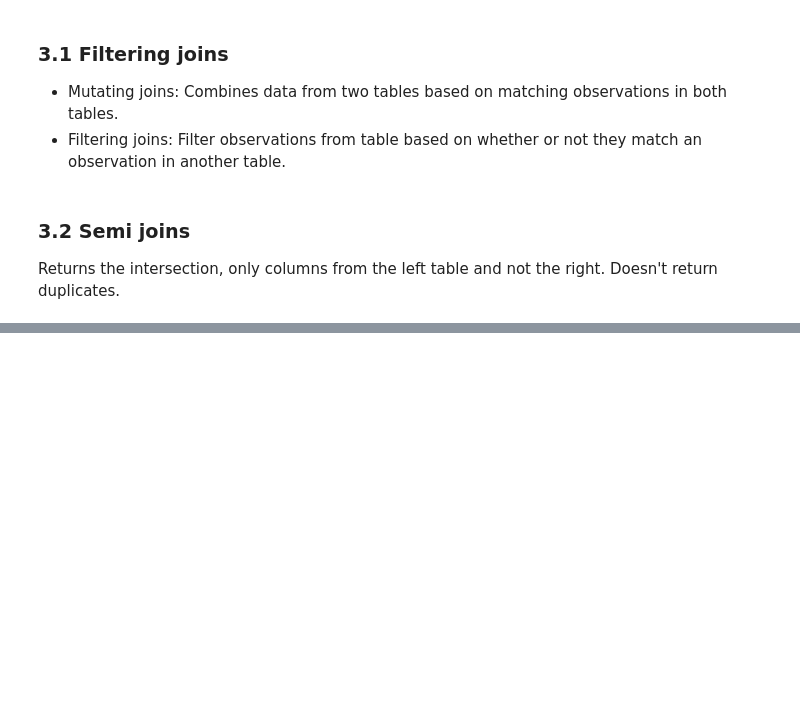
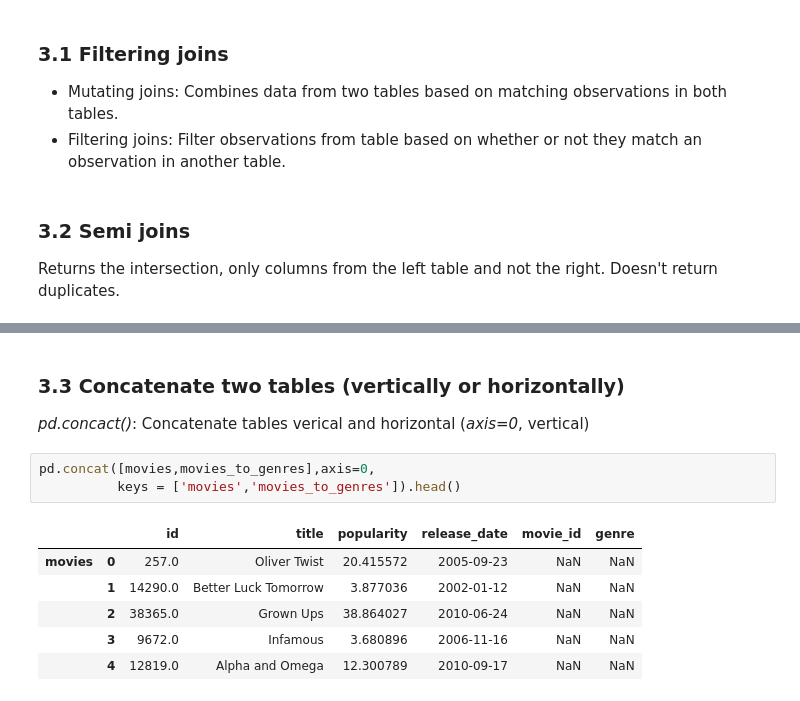
Before and after one commit to Timm26/Data_Science_Handbook, a Jupyter notebook: Data_Manipulation/Joining_Data_with_Pandas.ipynb, the cells around one changed output, grey strips where cells are left out. Cells and saved outputs as stored; diff of their text form; blank space fills up the shorter version.

```diff
--- a/Data_Manipulation/Joining_Data_with_Pandas.ipynb
+++ b/Data_Manipulation/Joining_Data_with_Pandas.ipynb
@@ -153,0 +173,13 @@ Returns the intersection, only columns from the left table and not the right. Do
+# %% [markdown]
+### 3.3 Concatenate two tables (vertically or horizontally)
+_pd.concact()_: Concatenate tables verical and horizontal (_axis=0_, vertical)
+# %%
+pd.concat([movies,movies_to_genres],axis=0,
+          keys = ['movies','movies_to_genres']).head()
+# %% [output]
+|  |  | id | title | popularity | release_date | movie_id | genre |
+| movies | 0 | 257.0 | Oliver Twist | 20.415572 | 2005-09-23 | NaN | NaN |
+|  | 1 | 14290.0 | Better Luck Tomorrow | 3.877036 | 2002-01-12 | NaN | NaN |
+|  | 2 | 38365.0 | Grown Ups | 38.864027 | 2010-06-24 | NaN | NaN |
+|  | 3 | 9672.0 | Infamous | 3.680896 | 2006-11-16 | NaN | NaN |
+|  | 4 | 12819.0 | Alpha and Omega | 12.300789 | 2010-09-17 | NaN | NaN |
```
Also changed, not shown: parts of 10 cells of this notebook.
